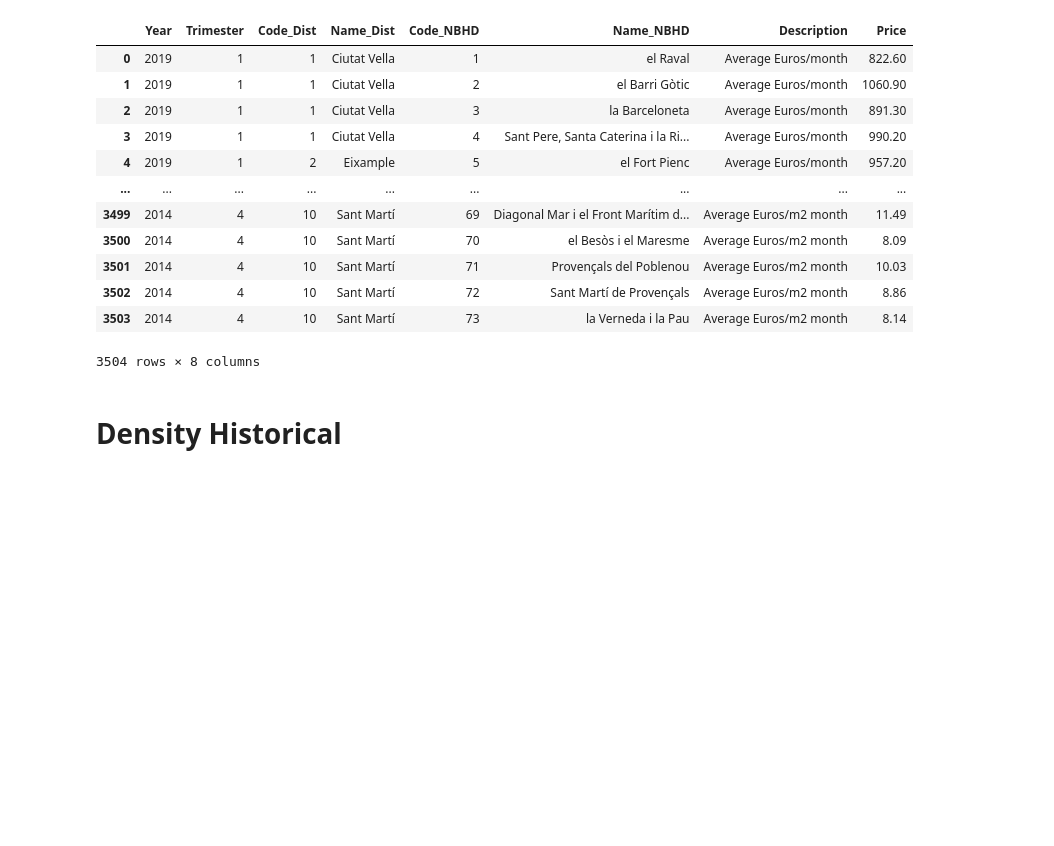
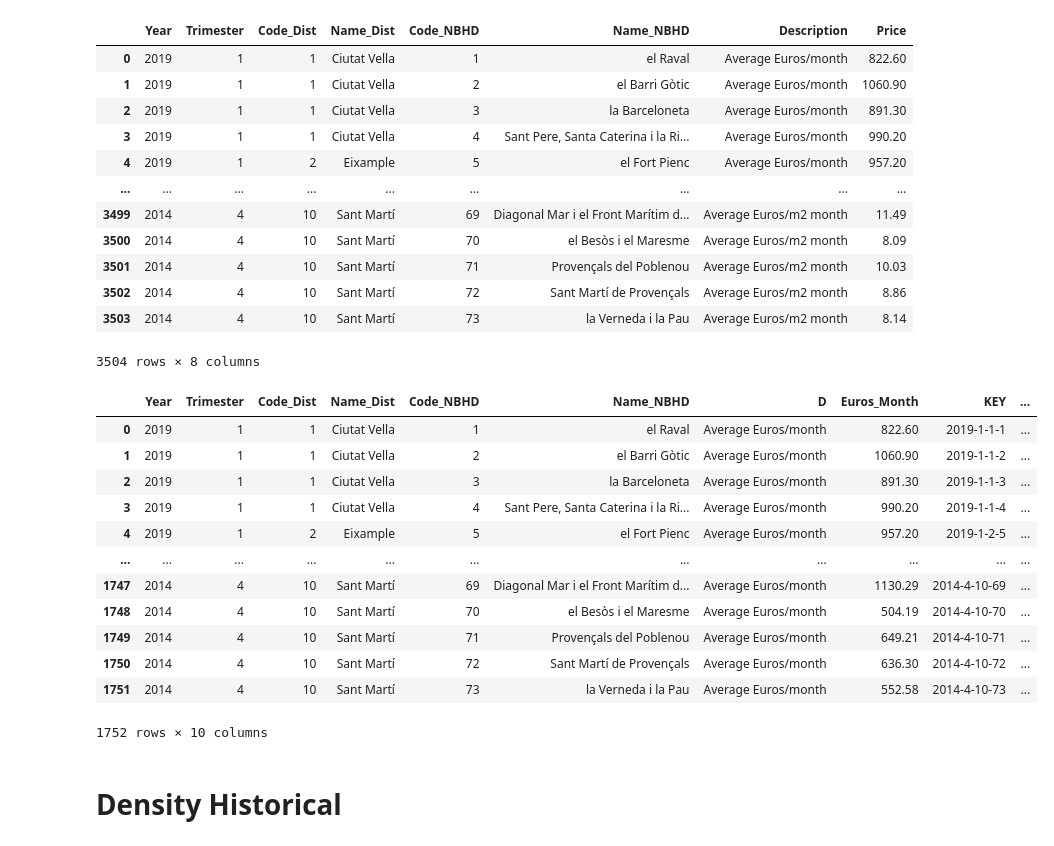
Before and after one commit to MayGodoy/BCN-Data, a Jupyter notebook: notebooks/00.Collect_Datasets.ipynb, the cells around one changed output. Drawn from its saved outputs; the diff is of its cells as text; code cells hidden in the pictures; blank space fills up the shorter version.

```diff
--- a/notebooks/00.Collect_Datasets.ipynb
+++ b/notebooks/00.Collect_Datasets.ipynb
@@ -254,4 +254,31 @@ rent_price
 | 3502 | 2014 | 4 | 10 | Sant Martí | 72 | Sant Martí de Provençals | Average Euros/m2 month | 8.86 |
 | 3503 | 2014 | 4 | 10 | Sant Martí | 73 | la Verneda i la Pau | Average Euros/m2 month | 8.14 |
 3504 rows × 8 columns
+# %%
+mon = rent_price.loc[rent_price.Description == "Average Euros/month", :].reset_index(drop=True)
+mon.columns = ['Year','Trimester', 'Code_Dist','Name_Dist','Code_NBHD', 'Name_NBHD','D','Euros_Month']
+m2 = rent_price.loc[rent_price.Description == "Average Euros/m2 month", :].reset_index(drop=True)
+m2.columns = ['Year','Trimester', 'Code_Dist','Name_Dist','Code_NBHD', 'Name_NBHD','D','Euros_M2_Month']
+# %%
+mon["KEY"]  =  mon["Year"].astype(str) + "-" +  mon["Trimester"].astype(str) + "-" + mon["Code_Dist"].astype(str) + "-" + mon["Code_NBHD"].astype(str)
+m2["KEY"] = m2["Year"].astype(str) + "-" + m2["Trimester"].astype(str) + "-" +m2["Code_Dist"].astype(str) + "-" + m2["Code_NBHD"].astype(str)
+# %%
+m2 = m2.iloc[:,-2:]
+# %%
+result  = pd.merge(mon,m2,left_on="KEY", right_on="KEY", how='left')
+result
+# %% [output]
+|  | Year | Trimester | Code_Dist | Name_Dist | Code_NBHD | Name_NBHD | D | Euros_Month | KEY | ... |
+| 0 | 2019 | 1 | 1 | Ciutat Vella | 1 | el Raval | Average Euros/month | 822.60 | 2019-1-1-1 | ... |
+| 1 | 2019 | 1 | 1 | Ciutat Vella | 2 | el Barri Gòtic | Average Euros/month | 1060.90 | 2019-1-1-2 | ... |
+| 2 | 2019 | 1 | 1 | Ciutat Vella | 3 | la Barceloneta | Average Euros/month | 891.30 | 2019-1-1-3 | ... |
+| 3 | 2019 | 1 | 1 | Ciutat Vella | 4 | Sant Pere, Santa Caterina i la Ri... | Average Euros/month | 990.20 | 2019-1-1-4 | ... |
+| 4 | 2019 | 1 | 2 | Eixample | 5 | el Fort Pienc | Average Euros/month | 957.20 | 2019-1-2-5 | ... |
+| ... | ... | ... | ... | ... | ... | ... | ... | ... | ... | ... |
+| 1747 | 2014 | 4 | 10 | Sant Martí | 69 | Diagonal Mar i el Front Marítim d... | Average Euros/month | 1130.29 | 2014-4-10-69 | ... |
+| 1748 | 2014 | 4 | 10 | Sant Martí | 70 | el Besòs i el Maresme | Average Euros/month | 504.19 | 2014-4-10-70 | ... |
+| 1749 | 2014 | 4 | 10 | Sant Martí | 71 | Provençals del Poblenou | Average Euros/month | 649.21 | 2014-4-10-71 | ... |
+| 1750 | 2014 | 4 | 10 | Sant Martí | 72 | Sant Martí de Provençals | Average Euros/month | 636.30 | 2014-4-10-72 | ... |
+| 1751 | 2014 | 4 | 10 | Sant Martí | 73 | la Verneda i la Pau | Average Euros/month | 552.58 | 2014-4-10-73 | ... |
+1752 rows × 10 columns
 # %%
```
Also changed, not shown: parts of 8 cells of this notebook, 1 other file.
